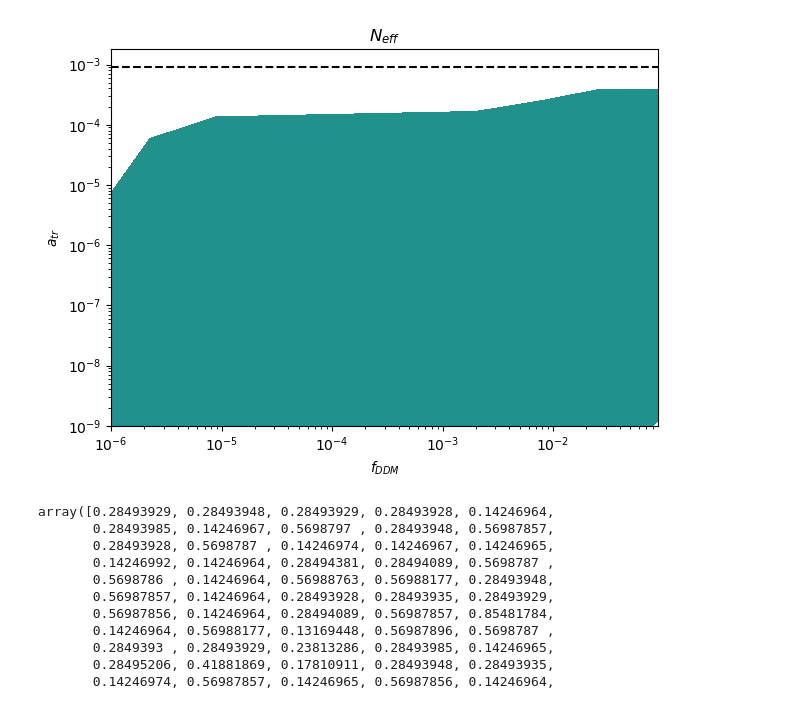
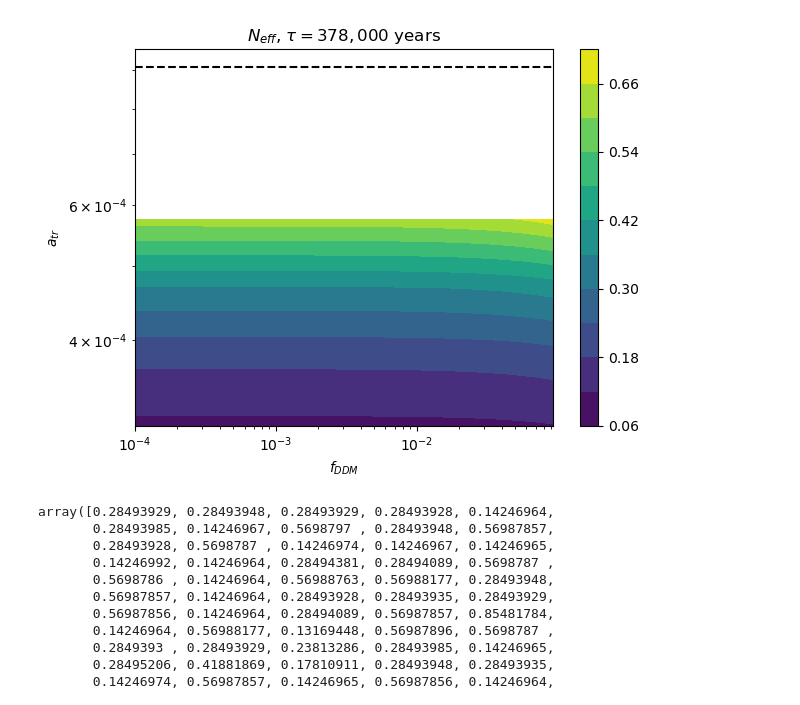
Before and after one commit to KoniOKoni/COFI, a Jupyter notebook: Untitled.ipynb, the cells around one changed output. Cells and saved outputs as stored; diff of their text form; code cells hidden in the pictures.

```diff
--- a/Untitled.ipynb
+++ b/Untitled.ipynb
@@ -3,10 +3,13 @@ import numpy as np
 import matplotlib.pyplot as plt
 from matplotlib.colors import LogNorm
 # %%
-data = np.loadtxt('scan.dat')
+data_atr = np.loadtxt('rhoDMatr.dat')
+data_tau = np.loadtxt('rhoDMtau.dat')
 # %%
-f = data[:,0]
-tau = data[:,1]
-atr = data[:, 2]
-Neff = data[:, 3]
+fatr = data_atr[:,0]
+tauatr = data_atr[:,1]
+Neffatr = data_atr[:,2]
+ftau = data_tau[:,0]
+atrtau = data_tau[:,1]
+Nefftau = data_tau[:, 2]
 # %%
@@ -23,14 +27,16 @@ plt.tight_layout()
 # %%
-plt.tricontourf(f, atr, Neff, norm = LogNorm())
+plt.tricontourf(fatr, tauatr, Neffatr, levels = 10)
+plt.clabel(catr, inline=True, fontsize=6, fmt='%.1f')
 plt.xscale('log')
 plt.yscale('log')
 plt.xlabel(r'$f_{DDM}$')
 plt.ylabel(r'$a_{tr}$')
-plt.title(r'$N_{eff}$')
-plt.axhline(9e-4, color='k', linestyle='--')
+plt.title(r'$N_{eff}$, $\tau = 378,000$ years')
+plt.axhline(1/(1101), color='k', linestyle='--')
+plt.colorbar()
 plt.tight_layout()
 # %% [output]
-[figure, old version]
+[figure, new version]
 # %%
 Neff
 # %% [output]
```
Also changed, not shown: parts of 1 cell of this notebook, 2 other files.
